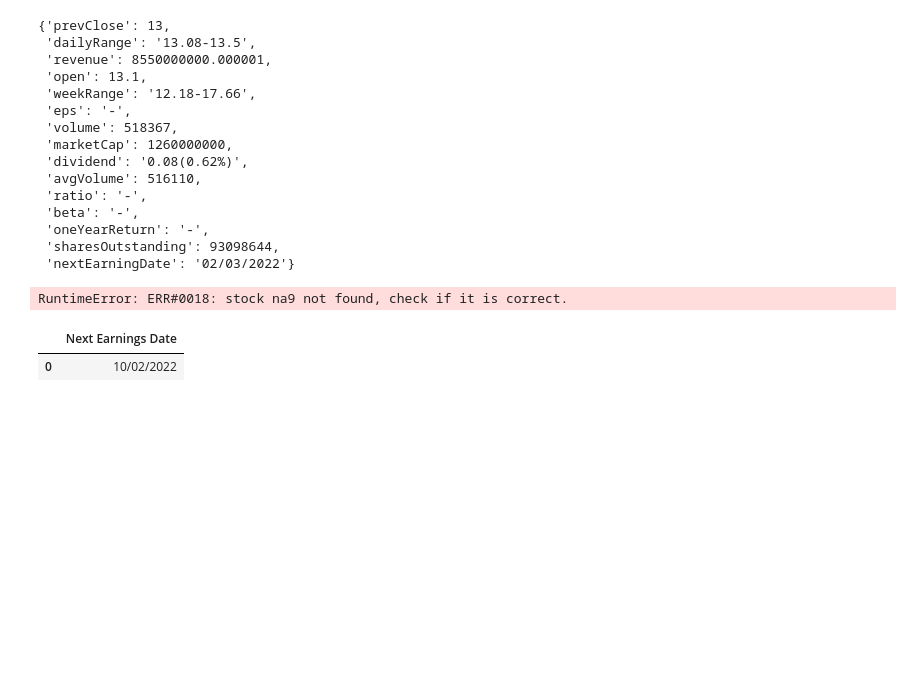
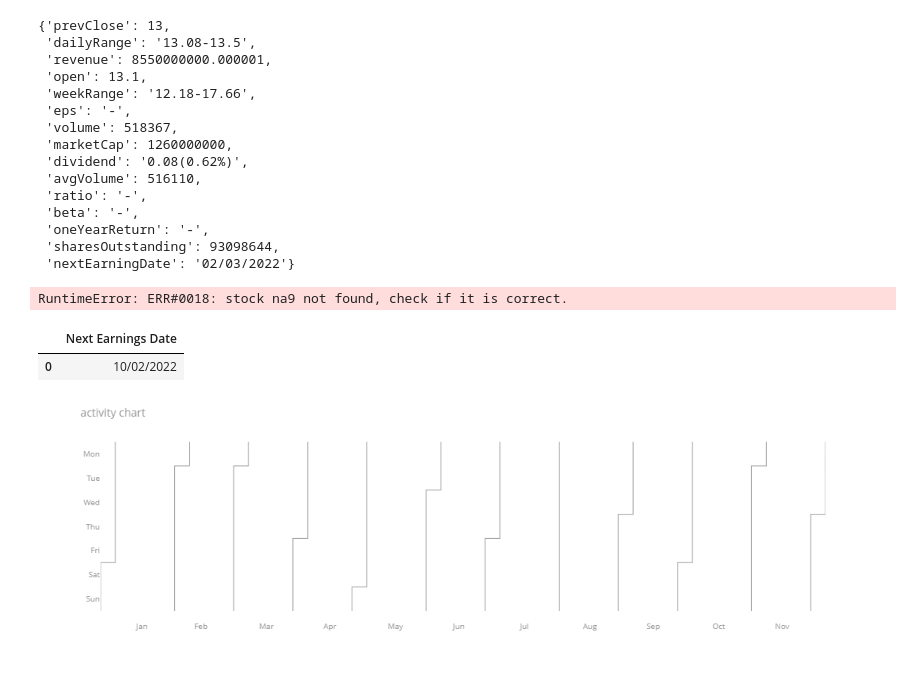
Before and after one commit to dcastf01/financial_app, a Jupyter notebook: notebooks/investing.ipynb, the cells around one changed output. Drawn from its saved outputs; the diff is of its cells as text; code cells hidden in the pictures; blank space fills up the shorter version.

```diff
--- a/notebooks/investing.ipynb
+++ b/notebooks/investing.ipynb
@@ -348,0 +515,8 @@ info_df[['Next Earnings Date']]
+# %%
+df_na9 = earning_calendar('NA9')
+format = '%d/%m/%Y'
+df_na9['Datetime'] = pd.to_datetime(df_na9['Next Earnings Date'], format=format)
+df_na9 = df_na9.set_index(pd.DatetimeIndex(df_na9['Datetime']))
+display_year(df_na9)
+# %% [output]
+[figure, added]
```
Also changed, not shown: parts of 18 cells of this notebook, 9 other files.
